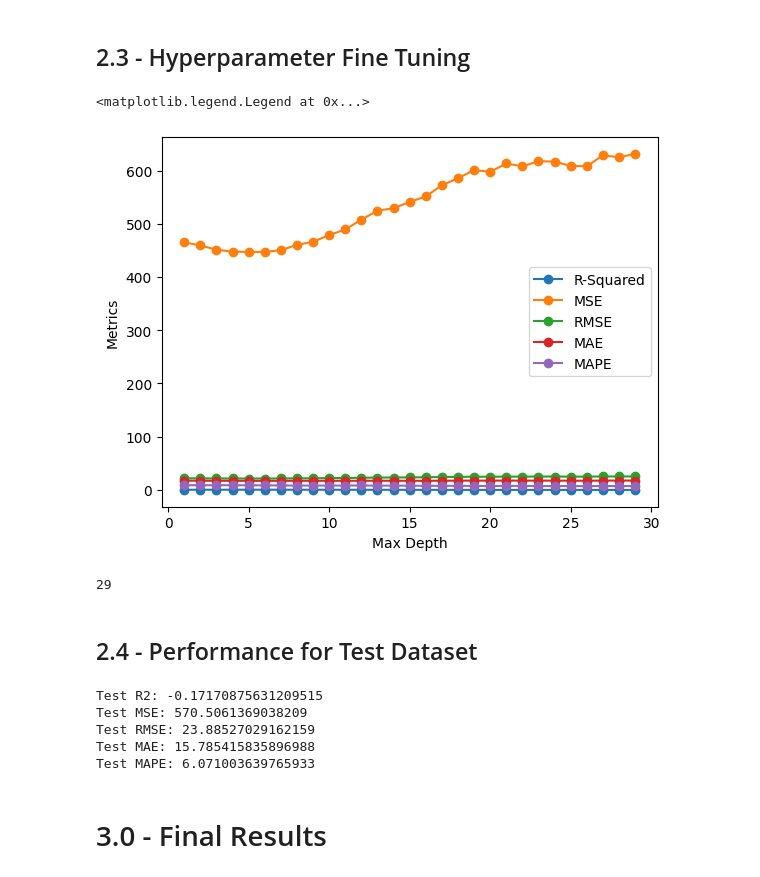
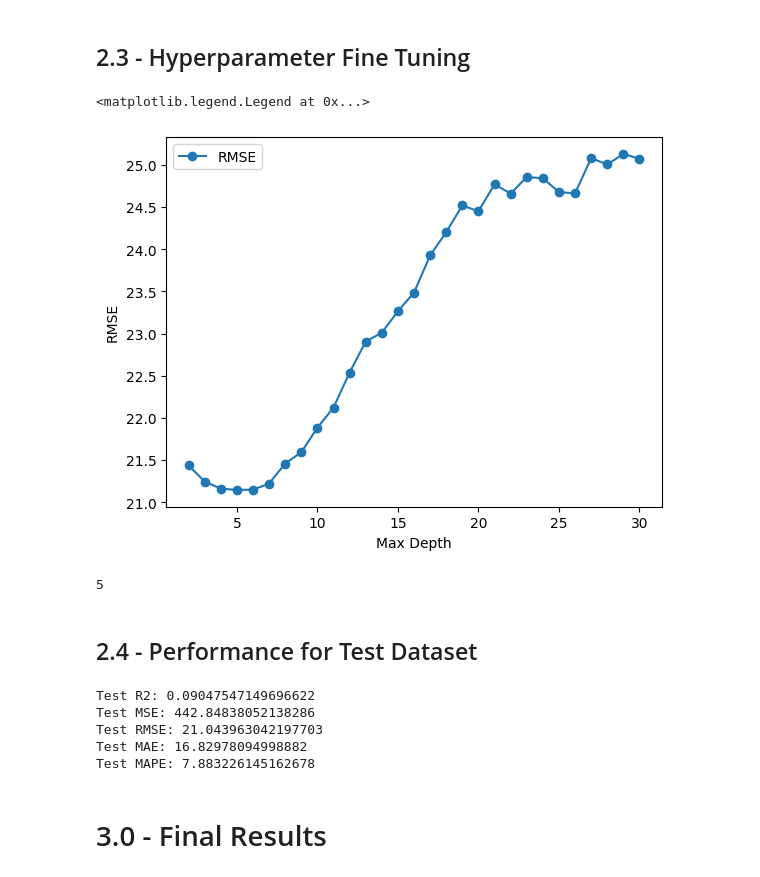
Before and after one commit to eliasbatistasouza/ml_essay, a Jupyter notebook: Regression/Decision_Tree_Regressor.ipynb, the cells around one changed output. Cells and saved outputs as stored; diff of their text form; code cells hidden in the pictures.

```diff
--- a/Regression/Decision_Tree_Regressor.ipynb
+++ b/Regression/Decision_Tree_Regressor.ipynb
@@ -41,16 +33,16 @@ y_test = y_test.iloc[:, 0]
 ## 2.1 - Performance for Train Dataset
 # %%
 # Train and Fit Model
-decision_tree = DecisionTreeRegressor(random_state=42)
-decision_tree.fit(X_train, y_train)
+decision_tree_train = DecisionTreeRegressor(random_state=42)
+decision_tree_train.fit(X_train, y_train)
 
 # Predict
-y_pred_train = decision_tree.predict(X_train)
+y_pred_train = decision_tree_train.predict(X_train)
 
 # Performance Metrics
 r2_train = mt.r2_score(y_train, y_pred_train)
 mse_train = mt.mean_squared_error(y_train, y_pred_train)
-rmse_train = root_mean_squared_error(y_train, y_pred_train)
+rmse_train = mt.mean_squared_error(y_train, y_pred_train, squared=False)
 mae_train = mt.mean_absolute_error(y_train, y_pred_train)
 mape_train = mt.mean_absolute_percentage_error(y_train, y_pred_train)
 
@@ -69,16 +61,16 @@ Train MAPE: 0.08262787375974134
 ## 2.2 - Performance for Validation Dataset
 # %%
 # Define Model
-decision_tree = DecisionTreeRegressor(random_state=42)
-decision_tree.fit(X_train, y_train)
+decision_tree_val = DecisionTreeRegressor(random_state=42)
+decision_tree_val.fit(X_train, y_train)
 
 # Predict
-y_pred_val = decision_tree.predict(X_val)
+y_pred_val = decision_tree_val.predict(X_val)
 
 # Performance Metrics
 r2_val = mt.r2_score(y_val, y_pred_val)
 mse_val = mt.mean_squared_error(y_val, y_pred_val)
-rmse_val = root_mean_squared_error(y_val, y_pred_val)
+rmse_val = mt.mean_squared_error(y_val, y_pred_val, squared=False)
 mae_val = mt.mean_absolute_error(y_val, y_pred_val)
 mape_val = mt.mean_absolute_percentage_error(y_val, y_pred_val)
 
@@ -96,7 +88,7 @@ Validation MAPE: 6.941831785416537
 # %% [markdown]
 ## 2.3 - Hyperparameter Fine Tuning
 # %%
-max_depth = np.arange(1, 30)
+max_depth = np.arange(2, 31, 1)
 
 r2_list = []
 mse_list = []
@@ -106,16 +98,16 @@ mape_list = []
 # %%
 for i in max_depth:
     # Define Model
-    decision_tree = DecisionTreeRegressor(random_state=42, max_depth=i)
-    decision_tree.fit(X_train, y_train)
+    decision_tree_tuning = DecisionTreeRegressor(random_state=42, max_depth=i)
+    decision_tree_tuning.fit(X_train, y_train)
 
     # Predict
-    y_pred = decision_tree.predict(X_val)
+    y_pred = decision_tree_tuning.predict(X_val)
 
     # Performance Metrics
     r2 = mt.r2_score(y_val, y_pred)
     mse = mt.mean_squared_error(y_val, y_pred)
-    rmse = root_mean_squared_error(y_val, y_pred)
+    rmse = mt.mean_squared_error(y_val, y_pred, squared=False)
     mae = mt.mean_absolute_error(y_val, y_pred)
     mape = mt.mean_absolute_percentage_error(y_val, y_pred)
 
@@ -125,38 +117,34 @@ for i in max_depth:
     mae_list.append(mae)
     mape_list.append(mape)
 # %%
-plt.plot(max_depth, r2_list, marker="o", label="R-Squared")
-plt.plot(max_depth, mse_list, marker="o", label="MSE")
 plt.plot(max_depth, rmse_list, marker="o", label="RMSE")
-plt.plot(max_depth, mae_list, marker="o", label="MAE")
-plt.plot(max_depth, mape_list, marker="o", label="MAPE")
 plt.xlabel("Max Depth")
-plt.ylabel("Metrics")
+plt.ylabel("RMSE")
 plt.legend()
 # %% [output]
 <matplotlib.legend.Legend at 0x...>
-[figure, old version]
+[figure, new version]
 # %%
-best_depth = max_depth[np.argmin(r2_list)]
+best_depth = max_depth[np.argmin(rmse_list)]
 best_depth
 # %% [output]
-29
+5
 # %% [markdown]
 ## 2.4 - Performance for Test Dataset
 # %%
 # Define Model
-decision_tree = DecisionTreeRegressor(random_state=42, max_depth=best_depth)
-decision_tree.fit(
-    pd.concat([X_train, X_val], axis=0), pd.concat([y_train, y_val], axis=0)
+decision_tree_test = DecisionTreeRegressor(random_state=42, max_depth=best_depth)
+decision_tree_test.fit(
+    np.concatenate((X_train, X_val)), np.concatenate((y_train, y_val))
 )
 
 # Predict
-y_pred_test = decision_tree.predict(X_test)
+y_pred_test = decision_tree_test.predict(X_test)
 
 # Performance Metrics
 r2_test = mt.r2_score(y_test, y_pred_test)
 mse_test = mt.mean_squared_error(y_test, y_pred_test)
-rmse_test = root_mean_squared_error(y_test, y_pred_test)
+rmse_test = mt.mean_squared_error(y_test, y_pred_test, squared=False)
 mae_test = mt.mean_absolute_error(y_test, y_pred_test)
 mape_test = mt.mean_absolute_percentage_error(y_test, y_pred_test)
 
@@ -166,11 +154,11 @@ print(f"Test RMSE: {rmse_test}")
 print(f"Test MAE: {mae_test}")
 print(f"Test MAPE: {mape_test}")
 # %% [output]
-Test R2: -0.17170875631209515
-Test MSE: 570.5061369038209
-Test RMSE: 23.88527029162159
-Test MAE: 15.785415835896988
-Test MAPE: 6.071003639765933
+Test R2: 0.09047547149696622
+Test MSE: 442.84838052138286
+Test RMSE: 21.043963042197703
+Test MAE: 16.82978094998882
+Test MAPE: 7.883226145162678
 # %% [markdown]
 # 3.0 - Final Results
 # %%
```
Also changed, not shown: parts of 3 cells of this notebook, 12 other files.
